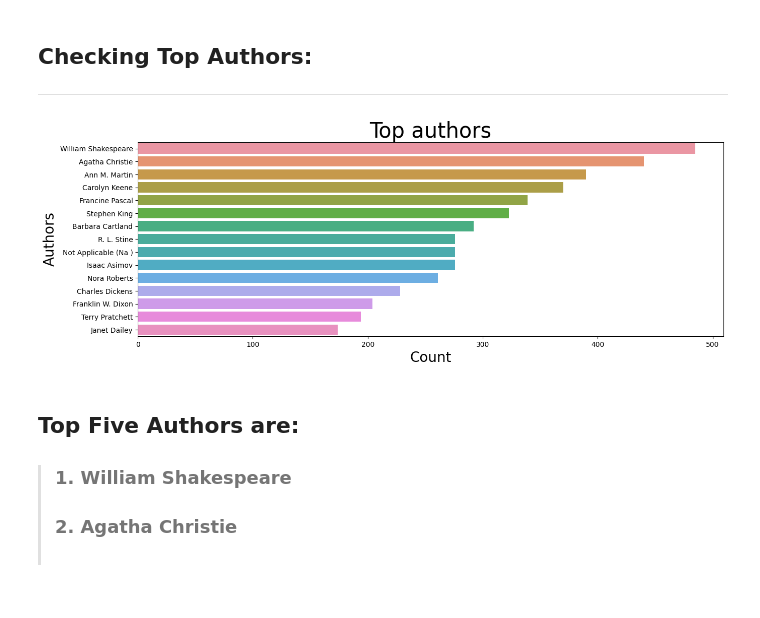
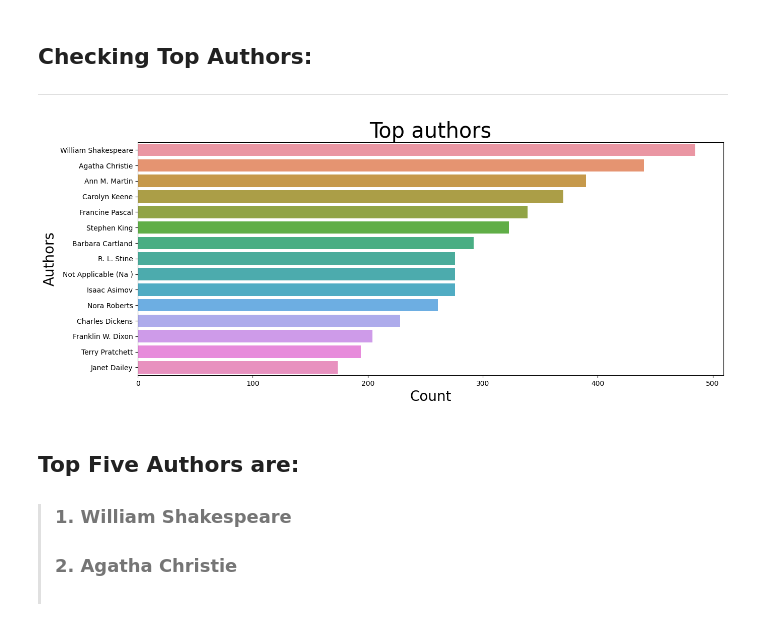
Before and after one commit to diptiranjan1998/Book-Recommendation-system, a Jupyter notebook: Book_Recommendation_System.ipynb, the cells around one changed output. Saved outputs shown, nothing was run; the diff lists cells and outputs as text; code cells hidden in the pictures; blank space fills up the shorter version.

```diff
--- a/Book_Recommendation_System.ipynb
+++ b/Book_Recommendation_System.ipynb
@@ -313,16 +292,18 @@ Text(0.5, 1.0, 'Distribution of years')
 
 ---
 # %%
-plt.figure(figsize=(15,5))
+# Getting top-15 Authors.
+plt.figure(figsize=(15,6))
 
+# Taking the unique Books Names for best evaluation
 fig= sns.barplot(y= books_df.drop_duplicates(subset=['Book_Title']).Book_Author.value_counts().iloc[:15].reset_index()['index'],
             x= books_df.drop_duplicates(subset=['Book_Title']).Book_Author.value_counts().iloc[:15].reset_index()['Book_Author'])
 fig.set_title('Top authors', fontsize= 30)
 fig.set_xlabel('Count', fontsize= 20)
 fig.set_ylabel('Authors', fontsize= 20)
 plt.show()
 # %% [output]
-[figure, old version]
+[figure, new version]
 # %% [markdown]
 ## Top Five Authors are:
 
```
Also changed, not shown: parts of 34 cells of this notebook.
